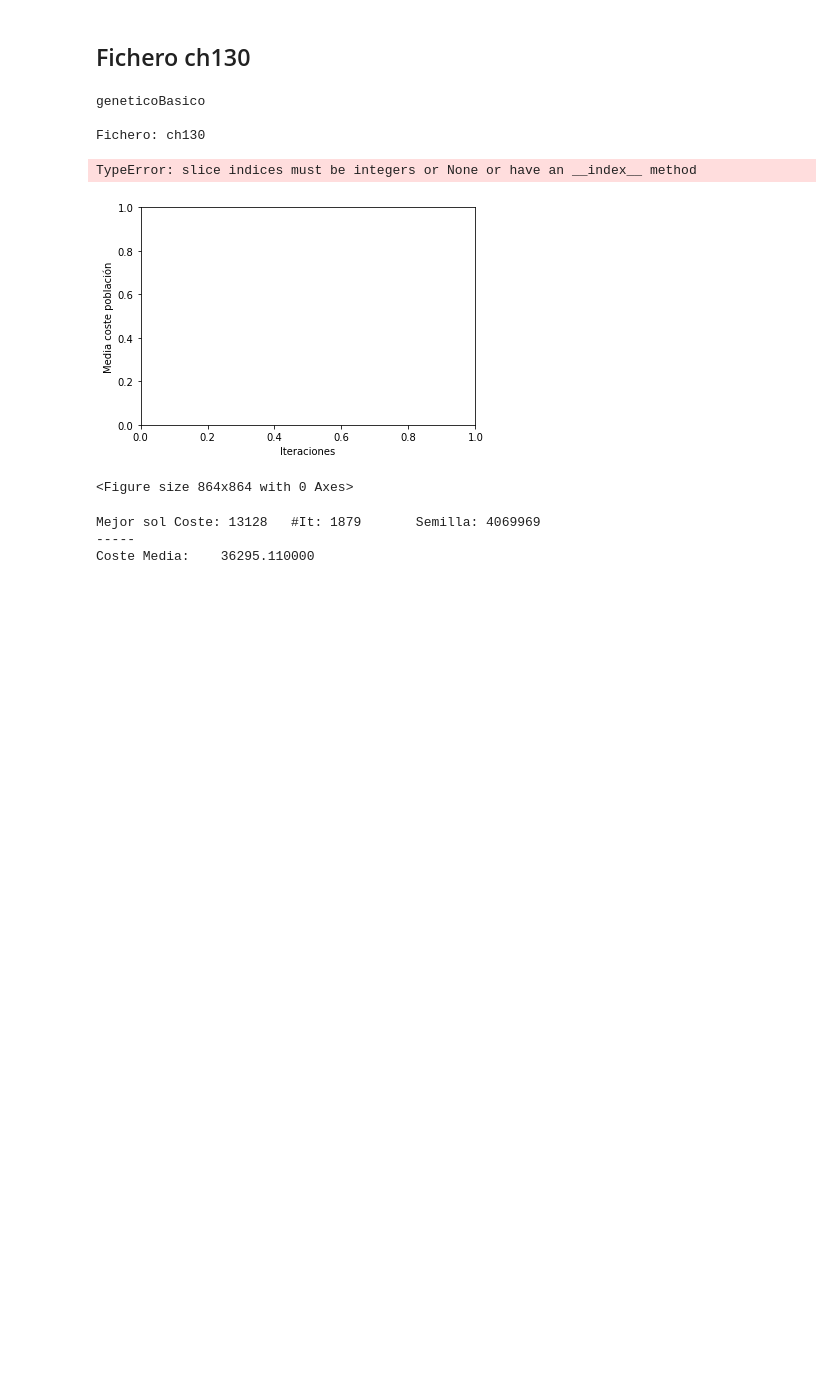
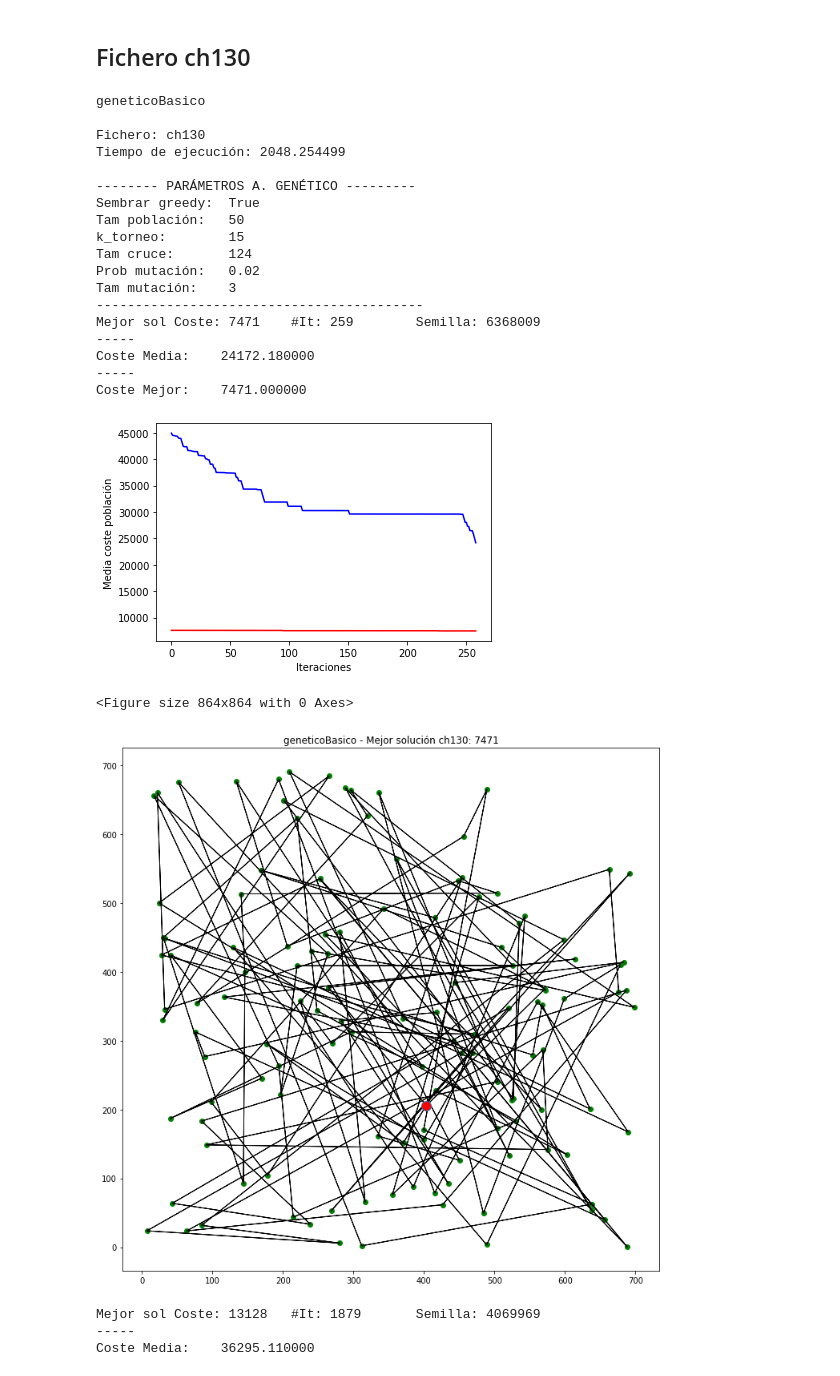
Before and after one commit to VictorNarov/AlgoritmosGeneticosTSP, a Jupyter notebook: 1 Genético Básico.ipynb, the cells around one changed output. Saved outputs shown, nothing was run; the diff lists cells and outputs as text; code cells hidden in the pictures; blank space fills up the shorter version.

```diff
--- a/1 Genético Básico.ipynb
+++ b/1 Genético Básico.ipynb
@@ -28,47 +26,79 @@ distancias = getMDistancias(nodos)
 
 print(f"\nFichero: {fichero}")
 
 costes = []
 it = []
 mejorSolucion = []
 mejorCoste = float('inf')
 
 # Parámetros del algoritmo
-num_nodos = 130    # Fichero
-tam_poblacion = 65 # 30-100 individuos
-k_torneo = round(0.25 * tam_poblacion) # Torneo selección, escogiendo k individuos aleatorios Presión/diversidad
-tam_cruce = num_nodos * 0.9 # Num nodos a mantener del padre1 (Se mantiene mas del padre para no crear soluciones disruptivas)
-prob_mutacion = 0.01 # Probabilidad de aplicar operador de mutación al hijo
-tam_mutacion = round(num_nodos * 0.05) # Tamaño (num nodos) sublista a mutar
-
-sembrar_greedy = True
+num_nodos = len(nodos)    # Fichero
+tam_poblacion = 50 # 30-100 individuos
+k_torneo = round(0.3 * tam_poblacion) # Torneo selección, escogiendo k individuos aleatorios Presión/diversidad
+tam_cruce = round(num_nodos * 0.95) # Num nodos a mantener del padre1 (Se mantiene mas del padre para no crear soluciones disruptivas)
+prob_mutacion = 0.02 # Probabilidad de aplicar operador de mutación al hijo
+tam_mutacion = round(num_nodos * 0.02) # Tamaño (num nodos) sublista a mutar
+sembrar_greedy = True # Plantar individuo solución algoritmo greedy
+#########################
 
 t = time.time()
-# with Pool(processes=8) as p:
-#      resultados = p.starmap(genetico_basico, product([semilla], [num_nodos], [distancias], [tam_poblacion], [k_torneo], [tam_cruce], [prob_mutacion], [tam_mutacion], [tam_elite], [sembrar_greedy], [fig], [ax]))[0]
+with Pool(processes=8) as p:
+       resultados = p.starmap(genetico_basico, product([semilla], [num_nodos], [distancias], [tam_poblacion], [k_torneo], [tam_cruce], [prob_mutacion], [tam_mutacion], [sembrar_greedy], [fig], [ax]))[0]
 
-resultados = genetico_basico(semilla, num_nodos, distancias, tam_poblacion, k_torneo, tam_cruce, prob_mutacion, tam_mutacion,  sembrar_greedy, fig, ax)
+#resultados = genetico_basico(semilla, num_nodos, distancias, tam_poblacion, k_torneo, tam_cruce, prob_mutacion, tam_mutacion,  sembrar_greedy, fig, ax)
 
 elapsed = time.time() - t
 print("Tiempo de ejecución: %f\n" % elapsed )
 
 poblacion = resultados[0]
 mejorIndividuo = min(poblacion.individuos)
 mejorSolucion = mejorIndividuo.camino
 coste = mejorIndividuo.coste
 
+print("-------- PARÁMETROS A. GENÉTICO ---------")
+print("Sembrar greedy:\t", sembrar_greedy)
+print("Tam población:\t", tam_poblacion)
+print("k_torneo:\t", k_torneo)
+print("Tam cruce:\t", tam_cruce)
+print("Prob mutación:\t", prob_mutacion)
+print("Tam mutación:\t", tam_mutacion)
+print("------------------------------------------")
+
+
 print("Mejor sol Coste: %s \t #It: %i \t Semilla: %s" % (coste, resultados[1], semilla) )
 print("-----\nCoste Media:\t%f" % poblacion.media)
+print("-----\nCoste Mejor:\t%f" % coste)
+
+xs = resultados[2]
+ys = resultados[3]
+ys2 = resultados[4]
+plt_dynamic(fig, xs, ys, ax)
+plt_dynamic(fig, xs, ys2, ax, ['r'])
 
 titulo = algoritmo + " - Mejor solución " + fichero + ": " + str(coste)
 pintaCamino(mejorSolucion, nodos, titulo)
 # %% [output]
 geneticoBasico
 
 Fichero: ch130
+Tiempo de ejecución: 2048.254499
+
+-------- PARÁMETROS A. GENÉTICO ---------
+Sembrar greedy:  True
+Tam población:   50
+k_torneo:        15
+Tam cruce:       124
+Prob mutación:   0.02
+Tam mutación:    3
+------------------------------------------
+Mejor sol Coste: 7471    #It: 259        Semilla: 6368009
+-----
+Coste Media:    24172.180000
+-----
+Coste Mejor:    7471.000000
+[figure, new version]
-TypeError: slice indices must be integers or None or have an __index__ method
+<Figure size 864x864 with 0 Axes>
-[figure, old version]
-<Figure size 864x864 with 0 Axes>
+[figure, added]
 # %%
 
 poblacion = resultados[0][0]
```
Also changed, not shown: parts of 2 cells of this notebook, 1 other file.
